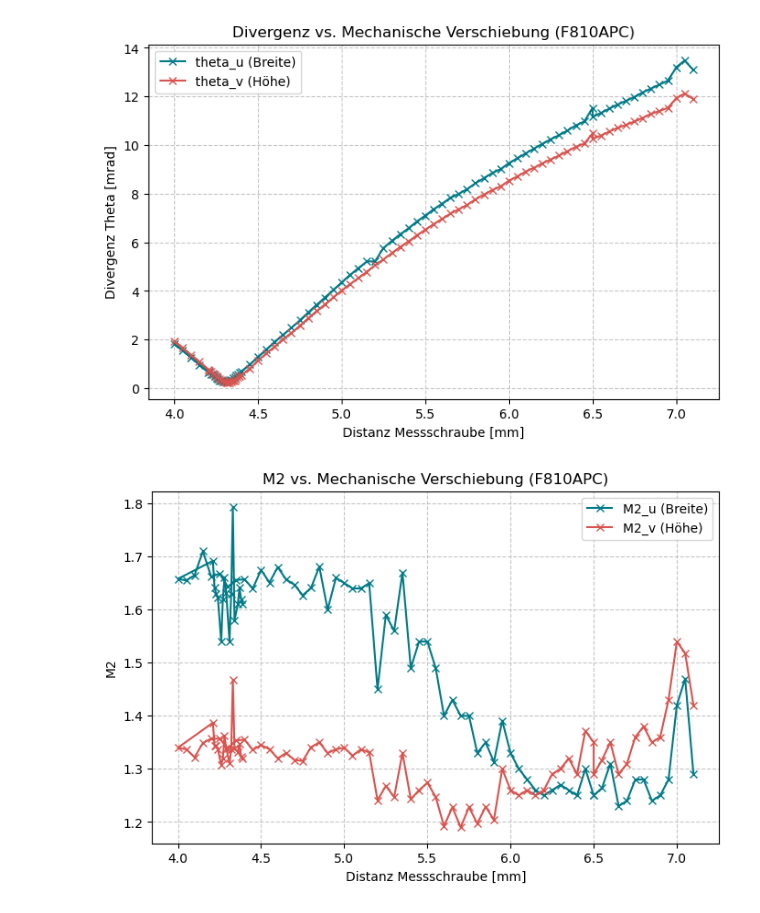
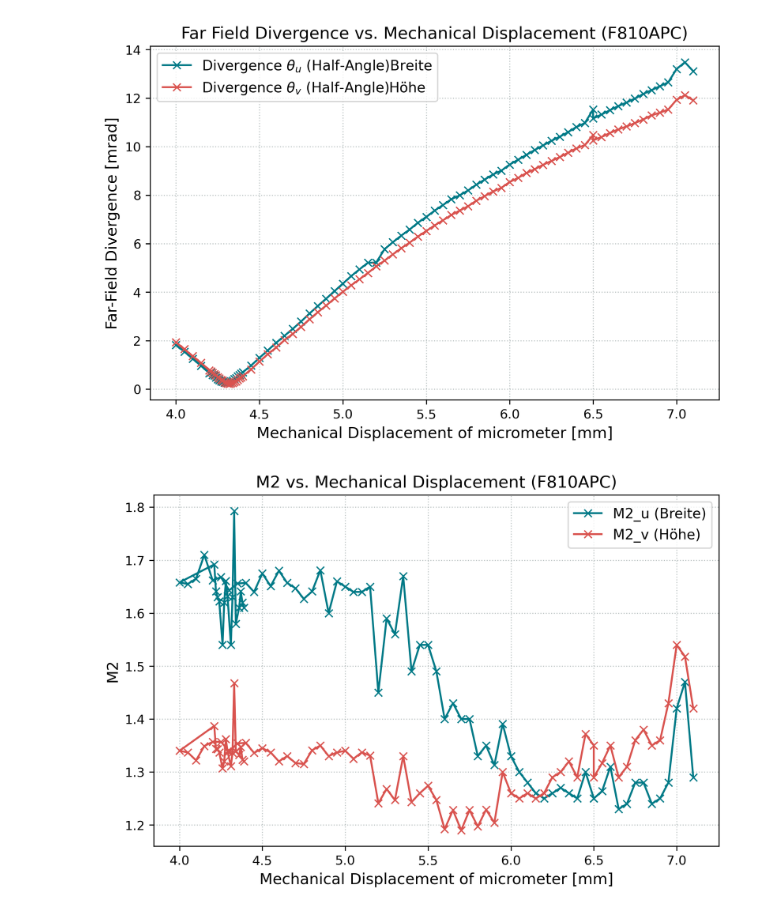
Before and after one commit to CodeTurtleT/lasercom-divergence-control, a Jupyter notebook: m2_1308.ipynb, the cells around one changed output. Saved outputs shown, nothing was run; the diff lists cells and outputs as text; code cells hidden in the pictures.

```diff
--- a/m2_1308.ipynb
+++ b/m2_1308.ipynb
@@ -11,39 +43,57 @@ os.chdir(neuer_pfad)
 # %%
+#plot theta
 data = np.genfromtxt(
     '/Users/trinity/Desktop/bachelor.thesis/measurements/1308_measure/m2_measurements_1308.csv',
     delimiter=','
 )
 
 distance_mechanical = data[:, 0]
 theta_u = data[:, 1]
 M2_u = data[:, 2]
 theta_v = data[:, 3]
 M2_v = data[:, 4]
 # Plot erstellen
 plt.figure(figsize=(8, 5))
-plt.plot(distance_mechanical, theta_u, '-x', label='theta_u (Breite)', color='#007A87')
-plt.plot(distance_mechanical, theta_v, '-x', label='theta_v (Höhe)', color='#D9534F')
+plt.plot(distance_mechanical, theta_u, '-x', label=r'Divergence $\theta_u$ (Half-Angle)Breite', color='#007A87')
+plt.plot(distance_mechanical, theta_v, '-x', label=r'Divergence $\theta_v$ (Half-Angle)Höhe', color='#D9534F')
 
 # Achsenbeschriftungen machen das Labor-Leben leichter
-plt.xlabel('Distanz Messschraube [mm]')
-plt.ylabel('Divergenz Theta [mrad]')
-plt.title('Divergenz vs. Mechanische Verschiebung (F810APC)')
+plt.xlabel(r"Mechanical Displacement of micrometer [mm]")
+plt.ylabel(r"Far-Field Divergence [mrad]")
+plt.title('Far Field Divergence vs. Mechanical Displacement (F810APC)')
 plt.legend()
-plt.grid(True, linestyle="--", alpha=0.7)
-
-plt.figure(figsize=(8, 5))
-plt.plot(distance_mechanical, M2_u, '-x', label='M2_u (Breite)', color='#007A87')
-plt.plot(distance_mechanical, M2_v, '-x', label='M2_v (Höhe)', color='#D9534F')
-
-# Achsenbeschriftungen machen das Labor-Leben leichter
-plt.xlabel('Distanz Messschraube [mm]')
-plt.ylabel('M2')
-plt.title('M2 vs. Mechanische Verschiebung (F810APC)')
-plt.legend()
-plt.grid(True, linestyle="--", alpha=0.7)
+plt.savefig("/Users/trinity/Desktop/bachelor.thesis/ba_plots/measurements/setup/divergence_vs_mechanival_displacement.pdf")
 
 plt.show()
 #theta= M2 wave/ w*pi
 # %% [output]
-[figure, old version]
+[figure, new version]
-[figure, removed]
+# %%
+#m2 plot
+data = np.genfromtxt(
+    '/Users/trinity/Desktop/bachelor.thesis/measurements/1308_measure/m2_measurements_1308.csv',
+    delimiter=','
+)
+
+distance_mechanical = data[:, 0]
+theta_u = data[:, 1]
+M2_u = data[:, 2]
+theta_v = data[:, 3]
+M2_v = data[:, 4]
+
+
+plt.figure(figsize=(8, 5))
+plt.plot(distance_mechanical, M2_u, '-x',label='M2_u (Breite)', color='#007A87')
+plt.plot(distance_mechanical, M2_v, '-x', label='M2_v (Höhe)', color='#D9534F')
+
+plt.xlabel(r"Mechanical Displacement of micrometer [mm]")
+plt.ylabel('M2')
+plt.title('M2 vs. Mechanical Displacement (F810APC)')
+plt.legend()
+plt.savefig("/Users/trinity/Desktop/bachelor.thesis/ba_plots/measurements/setup/M2_vs_mechanival_displacement.pdf")
+
+
+plt.show()
+#theta= M2 wave/ w*pi
+# %% [output]
+[figure, added]
```
Also changed, not shown: parts of 1 cell of this notebook, 3 other files.
